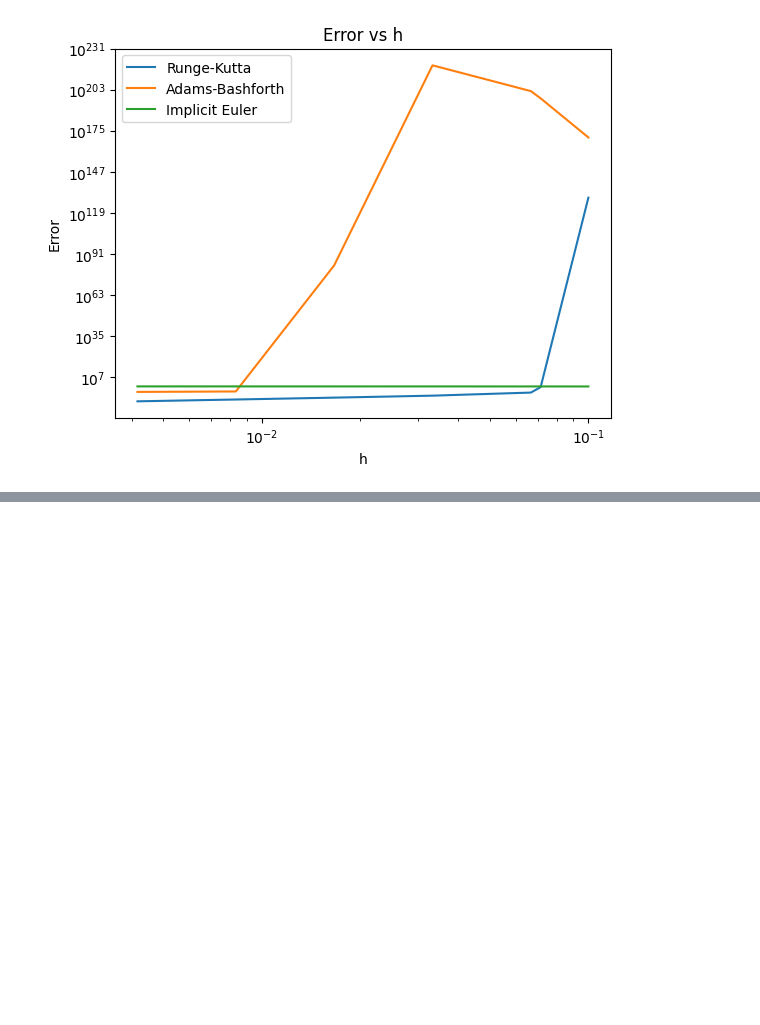
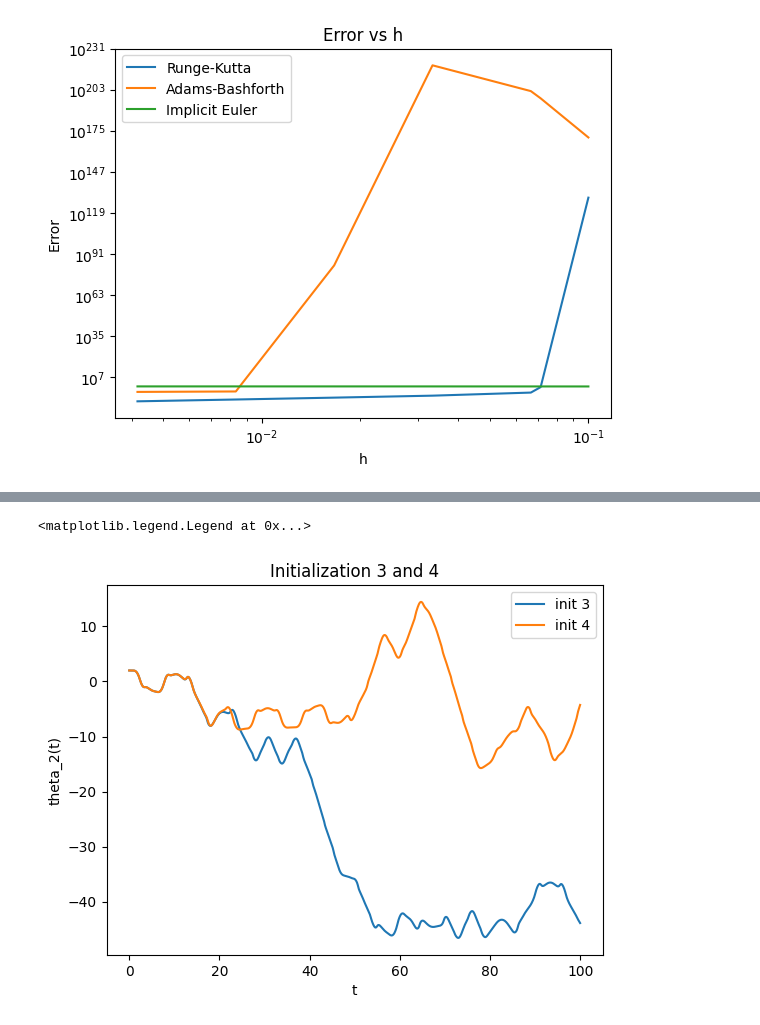
Before and after one commit to EstebanLeiva/NumericalAnalysis, a Jupyter notebook: HW8/ODEs.ipynb, the cells around one changed output, grey strips where cells are left out. Drawn from its saved outputs; the diff is of its cells as text; code cells hidden in the pictures; blank space fills up the shorter version.

```diff
--- a/HW8/ODEs.ipynb
+++ b/HW8/ODEs.ipynb
@@ -88,0 +127,19 @@ plt.show()
+# %%
+init = [2, 2, 0, 0]
+y = runge_kutta(derivative, init, 0, 100, 0.05)
+t = np.arange(0, 100, 0.05)
+
+init2 = [2, 2+1e-3, 0, 0]
+y2 = runge_kutta(derivative, init2, 0, 100, 0.05)
+
+
+#plot the 1 component of y vs t
+plt.plot(t, y[:,1], label='init 3')
+plt.plot(t, y2[:,1], label='init 4')
+plt.xlabel('t')
+plt.ylabel('theta_2(t)')
+plt.title('Initialization 3 and 4')
+plt.legend()
+# %% [output]
+<matplotlib.legend.Legend at 0x...>
+[figure, added]
```
Also changed, not shown: parts of 5 cells of this notebook, 7 other files.
